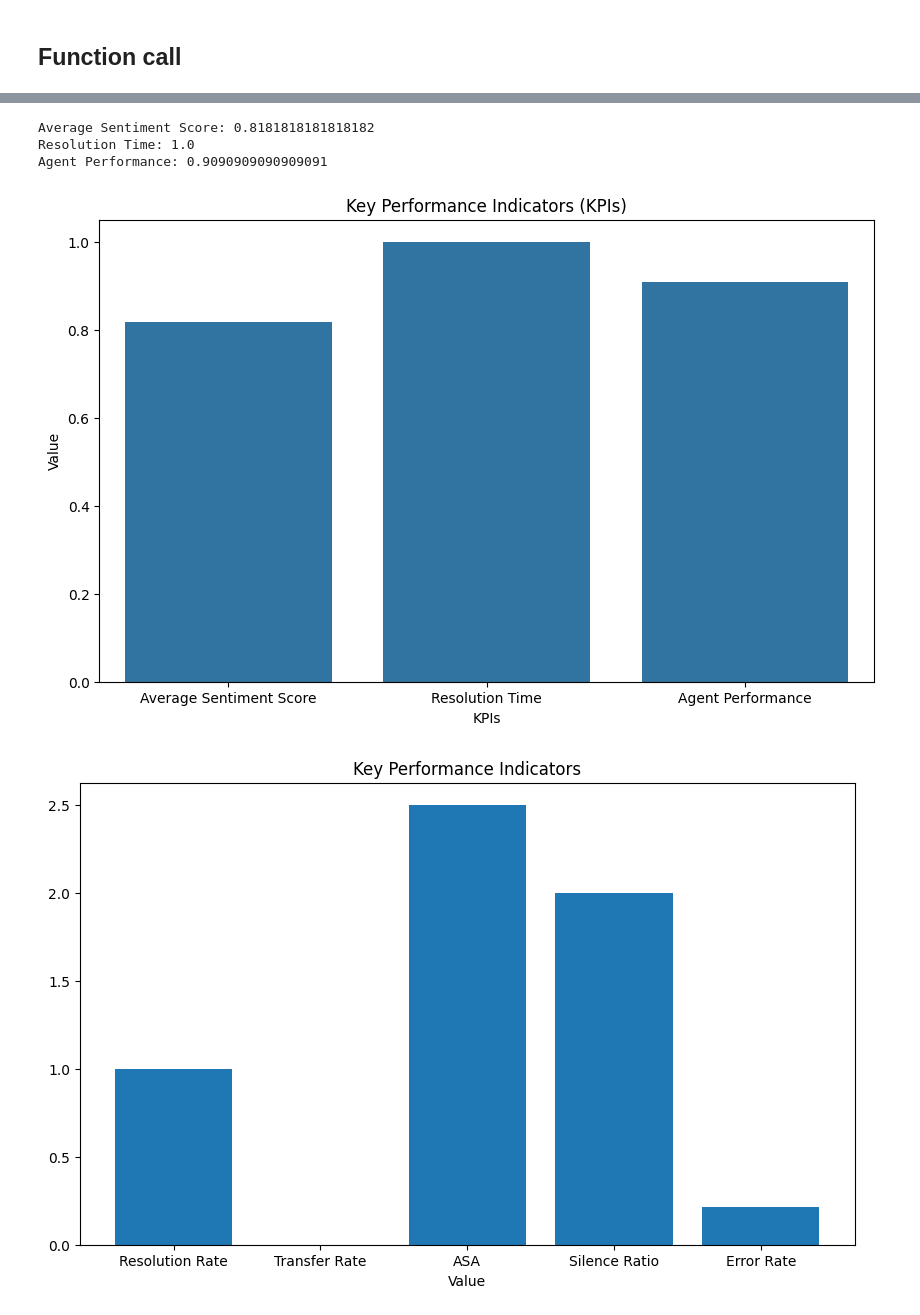
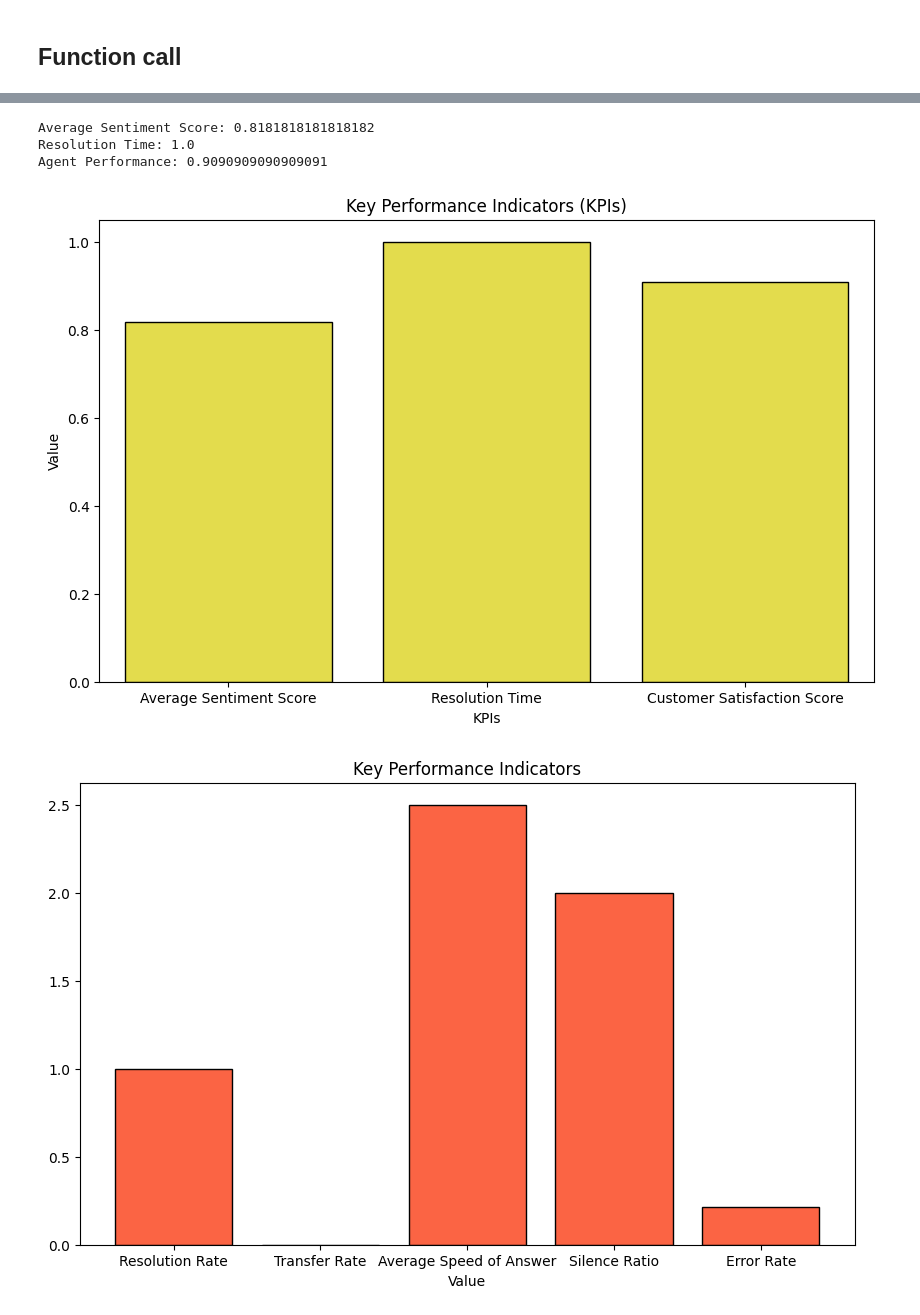
Before and after one commit to harishramu17/QMS-for-Airline-Call-Center, a Jupyter notebook: goML_project.ipynb, the cells around one changed output, grey strips where cells are left out. Cells and saved outputs as stored; diff of their text form; code cells hidden in the pictures.

```diff
--- a/goML_project.ipynb
+++ b/goML_project.ipynb
@@ -110,7 +110,7 @@ def display_classification_results(categories, sentiments, positive_phrases_coun
         print(f"{sentiment}:{count}")
 
     plt.figure(figsize=(8,6))
-    sns.barplot(x=["Positive", "Negative"], y=[sentiments["POSITIVE"],sentiments["NEGATIVE"]])
+    sns.barplot(x=["Positive", "Negative"], y=[sentiments["POSITIVE"],sentiments["NEGATIVE"]],color="#09F9B3",edgecolor = "black")
     plt.title("Count of Positive and Negative Phrases")
     plt.xlabel("Sentiment")
     plt.ylabel("Count")
@@ -190,9 +190,9 @@ def plot_kpis(average_sentiment, resolution_time, agent_performance):
     print("Average Sentiment Score:",average_sentiment)
     print("Resolution Time:",resolution_time)
     print("Agent Performance:",agent_performance)
-    kpis = {"Average Sentiment Score": average_sentiment, "Resolution Time": resolution_time, "Agent Performance": agent_performance}
+    kpis = {"Average Sentiment Score": average_sentiment, "Resolution Time": resolution_time, "Customer Satisfaction Score": agent_performance}
     plt.figure(figsize=(10, 6))
-    sns.barplot(x=list(kpis.keys()), y=list(kpis.values()))
+    sns.barplot(x=list(kpis.keys()), y=list(kpis.values()),color="#FCF334",edgecolor = "black")
     plt.title("Key Performance Indicators (KPIs)")
     plt.xlabel("KPIs")
     plt.ylabel("Value")
@@ -213,7 +213,7 @@ if transcriptions:
 
 
     for conversation_text in transcriptions:
-        # Calculate values for visualization
+        # Calculating values for visualization
         resolution_rate = calculate_resolution_rate(conversation_text)
         transfer_rate = calculate_transfer_rate(conversation_text)
         asa = calculate_asa(conversation_text)
@@ -222,12 +222,12 @@ if transcriptions:
         error_rate_magnitude = calculate_error_rate(conversation_text)
         error_rate_magnitudes.append(error_rate_magnitude)
     error_rate_mean = np.mean(error_rate_magnitudes)
-      #Visualizing the about data
+      #Visualizing the above data
     functions = ['Resolution Rate','Transfer Rate', 'Average Speed of Answer', 'Silence Ratio','Error Rate']
     magnitudes = [ resolution_rate,transfer_rate, asa,silence_ratio_magnitude,error_rate_mean]
 
     plt.figure(figsize=(10, 6))
-    plt.bar(functions, magnitudes)
+    plt.bar(functions, magnitudes,color="#FB6444",edgecolor = "black")
     plt.xlabel('Value')
     plt.title('Key Performance Indicators')
 
@@ -246,5 +246,5 @@ NEGATIVE: 1
 Average Sentiment Score: 0.8181818181818182
 Resolution Time: 1.0
 Agent Performance: 0.9090909090909091
-[figure, old version]
+[figure, new version]
-[figure, old version]
+[figure, new version]
```
Also changed, not shown: parts of 5 cells of this notebook.
